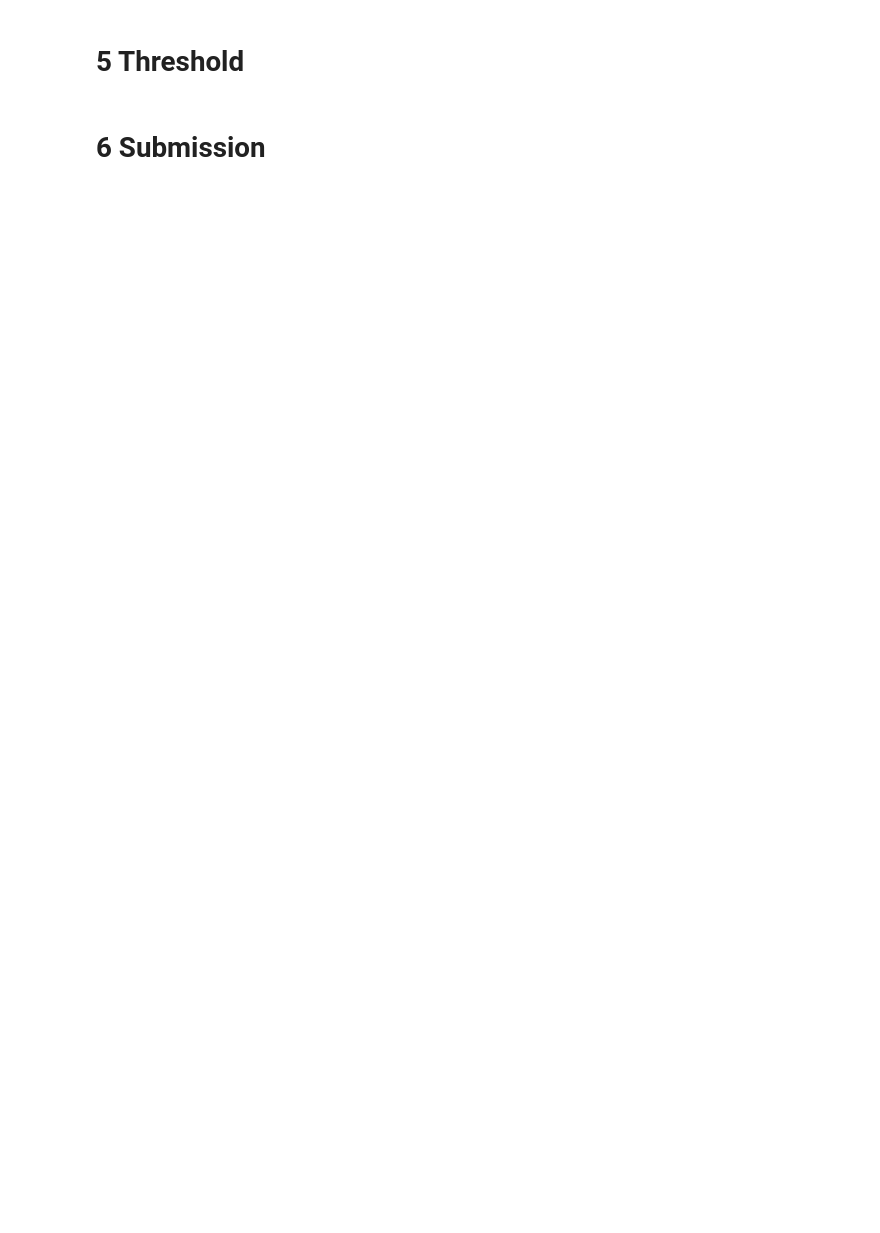
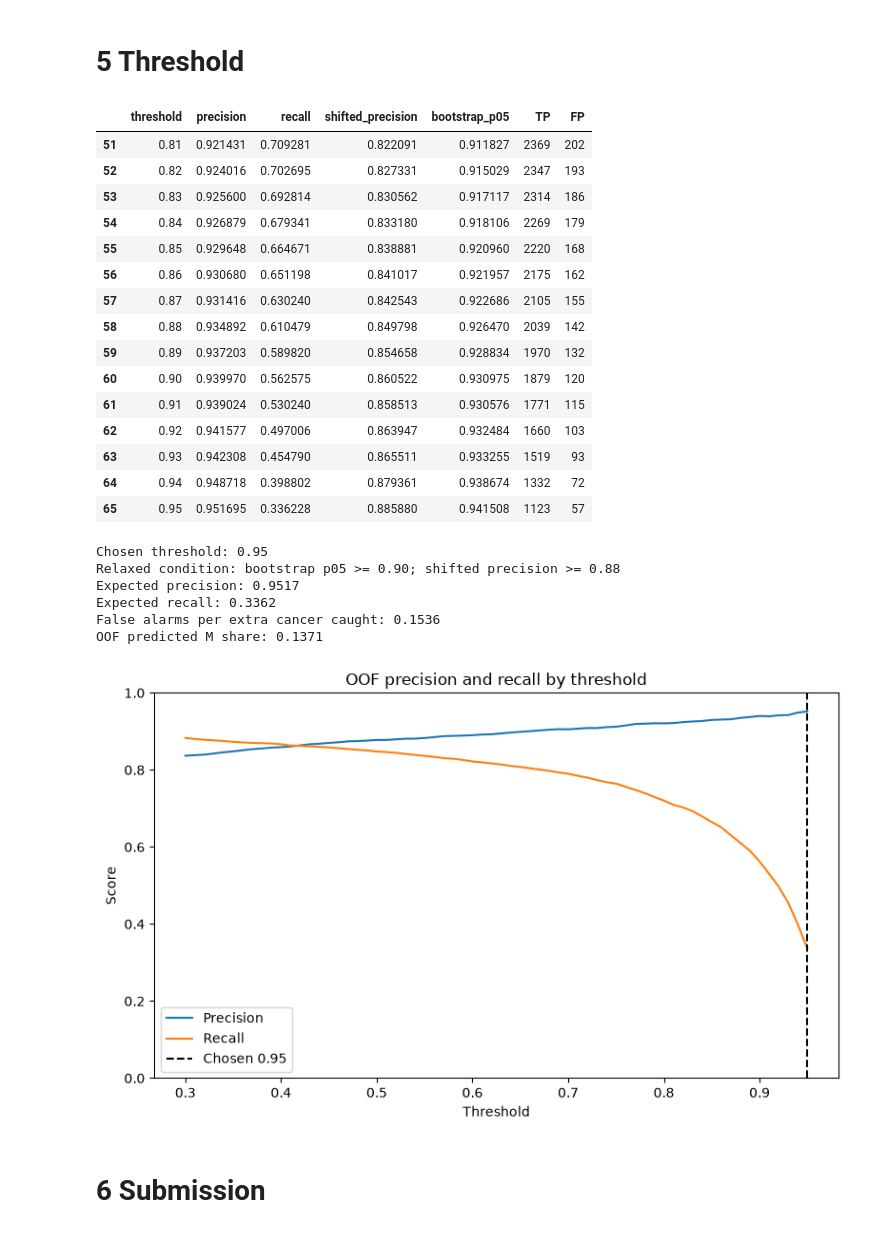
Before and after one commit to JHT127/pink-ai-hackathon, a Jupyter notebook: notebooks/main.ipynb, the cells around one changed output. Saved outputs shown, nothing was run; the diff lists cells and outputs as text; code cells hidden in the pictures; blank space fills up the shorter version.

```diff
--- a/notebooks/main.ipynb
+++ b/notebooks/main.ipynb
@@ -898,4 +986,59 @@ display(measurement_signal(audit_train))
 # %% [markdown]
 # 5 Threshold
+# %%
+import matplotlib.pyplot as plt
+
+from src.model import choose_threshold
+
+threshold_table, chosen_threshold, relaxed_condition, false_alarms_per_extra_cancer = choose_threshold(
+    target, oof_probability[best_model_name], patient_groups
+)
+chosen_index = int(threshold_table.index[threshold_table["threshold"].eq(chosen_threshold)][0])
+nearby_thresholds = threshold_table.iloc[max(0, chosen_index - 14):chosen_index + 1]
+display(nearby_thresholds)
+
+chosen_metrics = threshold_table.loc[threshold_table["threshold"].eq(chosen_threshold)].iloc[0]
+oof_predicted_m_share = float((oof_probability[best_model_name] >= chosen_threshold).mean())
+print(f"Chosen threshold: {chosen_threshold:.2f}")
+print(f"Relaxed condition: {relaxed_condition}")
+print(f"Expected precision: {chosen_metrics['precision']:.4f}")
+print(f"Expected recall: {chosen_metrics['recall']:.4f}")
+print(f"False alarms per extra cancer caught: {false_alarms_per_extra_cancer:.4f}")
+print(f"OOF predicted M share: {oof_predicted_m_share:.4f}")
+
+fig, axis = plt.subplots(figsize=(8, 5))
+axis.plot(threshold_table["threshold"], threshold_table["precision"], label="Precision")
+axis.plot(threshold_table["threshold"], threshold_table["recall"], label="Recall")
+axis.axvline(chosen_threshold, linestyle="--", color="black", label=f"Chosen {chosen_threshold:.2f}")
+axis.set(xlabel="Threshold", ylabel="Score", ylim=(0, 1), title="OOF precision and recall by threshold")
+axis.legend()
+fig.tight_layout()
+fig.savefig(figure_dir / "stage6_threshold.png", dpi=160)
+plt.show()
+plt.close(fig)
+# %% [output]
+|  | threshold | precision | recall | shifted_precision | bootstrap_p05 | TP | FP |
+| 51 | 0.81 | 0.921431 | 0.709281 | 0.822091 | 0.911827 | 2369 | 202 |
+| 52 | 0.82 | 0.924016 | 0.702695 | 0.827331 | 0.915029 | 2347 | 193 |
+| 53 | 0.83 | 0.925600 | 0.692814 | 0.830562 | 0.917117 | 2314 | 186 |
+| 54 | 0.84 | 0.926879 | 0.679341 | 0.833180 | 0.918106 | 2269 | 179 |
+| 55 | 0.85 | 0.929648 | 0.664671 | 0.838881 | 0.920960 | 2220 | 168 |
+| 56 | 0.86 | 0.930680 | 0.651198 | 0.841017 | 0.921957 | 2175 | 162 |
+| 57 | 0.87 | 0.931416 | 0.630240 | 0.842543 | 0.922686 | 2105 | 155 |
+| 58 | 0.88 | 0.934892 | 0.610479 | 0.849798 | 0.926470 | 2039 | 142 |
+| 59 | 0.89 | 0.937203 | 0.589820 | 0.854658 | 0.928834 | 1970 | 132 |
+| 60 | 0.90 | 0.939970 | 0.562575 | 0.860522 | 0.930975 | 1879 | 120 |
+| 61 | 0.91 | 0.939024 | 0.530240 | 0.858513 | 0.930576 | 1771 | 115 |
+| 62 | 0.92 | 0.941577 | 0.497006 | 0.863947 | 0.932484 | 1660 | 103 |
+| 63 | 0.93 | 0.942308 | 0.454790 | 0.865511 | 0.933255 | 1519 | 93 |
+| 64 | 0.94 | 0.948718 | 0.398802 | 0.879361 | 0.938674 | 1332 | 72 |
+| 65 | 0.95 | 0.951695 | 0.336228 | 0.885880 | 0.941508 | 1123 | 57 |
+Chosen threshold: 0.95
+Relaxed condition: bootstrap p05 >= 0.90; shifted precision >= 0.88
+Expected precision: 0.9517
+Expected recall: 0.3362
+False alarms per extra cancer caught: 0.1536
+OOF predicted M share: 0.1371
+[figure, added]
 # %% [markdown]
 # 6 Submission
```
Also changed, not shown: parts of 3 cells of this notebook, 8 other files.
